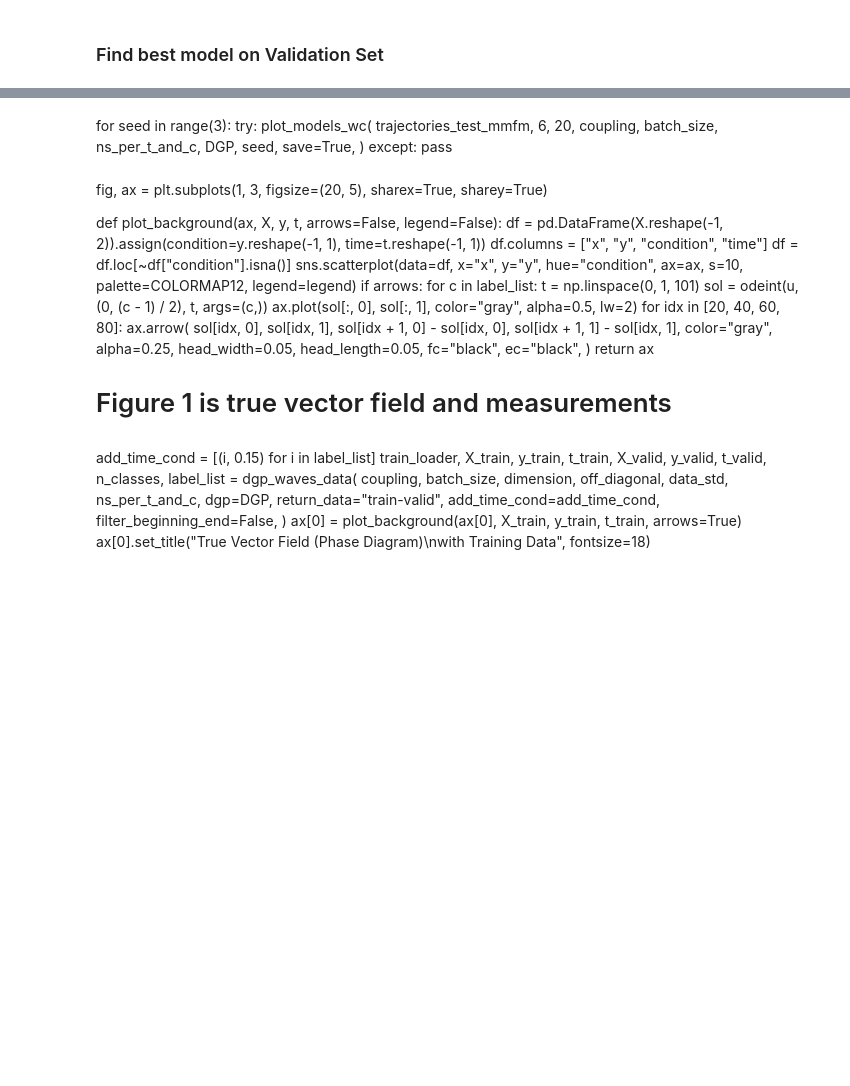
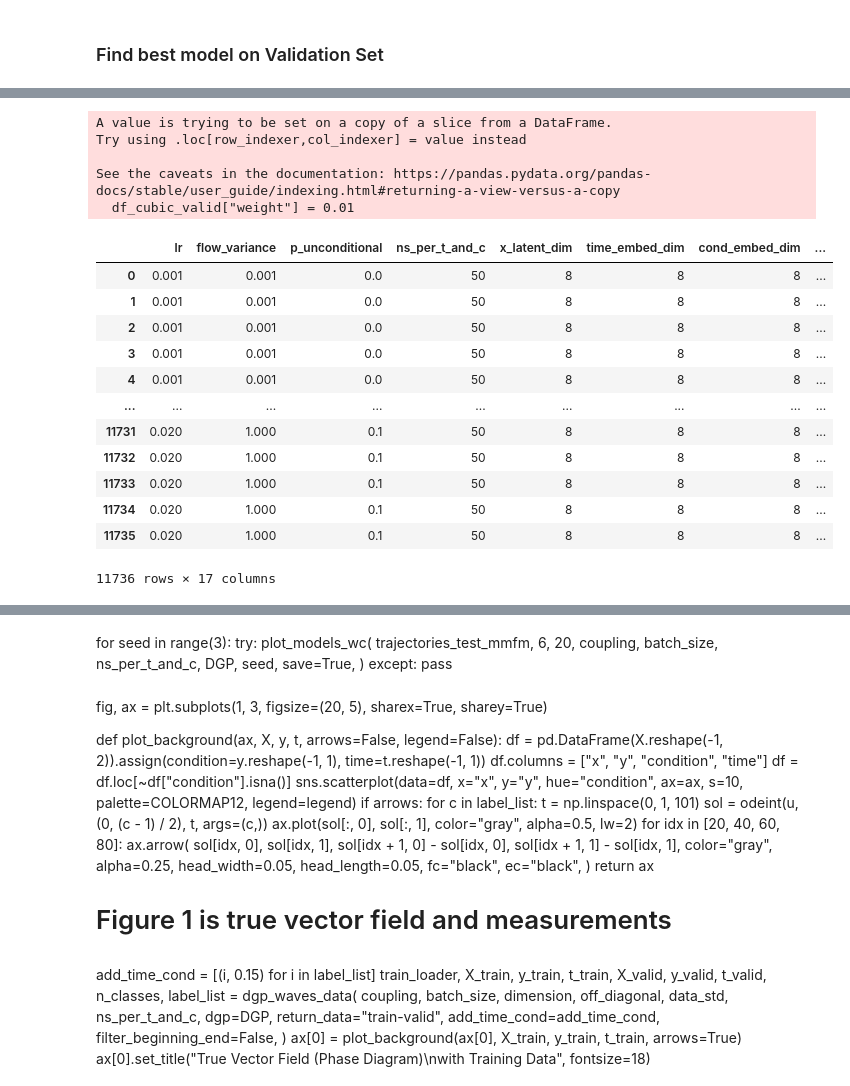
Before and after one commit to pqhhust/MMFM, a Jupyter notebook: experiments/weather/evaluate_weather.ipynb, the cells around one changed output, grey strips where cells are left out. Saved outputs shown, nothing was run; the diff lists cells and outputs as text; code cells hidden in the pictures; blank space fills up the shorter version.

```diff
--- a/experiments/weather/evaluate_weather.ipynb
+++ b/experiments/weather/evaluate_weather.ipynb
@@ -448,18 +474,71 @@ timepoints
 # %%
-
 # Filtering for target validation time and c
 df_cubic_valid = df_cubic.loc[
-    ((df_cubic["c"] == 4) & (df_cubic["time"].isin([0.0, 0.2, 0.36, 0.4, 0.68, 0.8, 1.0])))
+    ((df_cubic["c"] == 4) & (df_cubic["time"].isin([0.0, 0.2, 0.36, 0.4, 0.44, 0.68, 0.8, 1.0])))
     | ((df_cubic["c"] == 7) & (df_cubic["time"].isin([0.0, 0.12, 0.52, 0.68, 0.8, 1.0])))
     | ((df_cubic["c"] == 10) & (df_cubic["time"].isin([0.0, 0.16, 0.44, 0.52, 0.68, 0.92, 1.0])))
     | ((df_cubic["c"] != 4) & (df_cubic["c"] != 7) & (df_cubic["c"] != 10) & (df_cubic["time"].isin([0.0, 0.08, 0.16, 0.24, 0.28, 0.44, 0.48, 0.56, 0.64, 0.72, 0.76, 0.92, 1.0])))
 ]
-# df_cubic_valid.loc[(df_cubic_valid["time"] == 0.15), "weight"] = 10
-
-model_battery, model_guidances, model_states = get_model_battery_of_best_models_wc(
-    df_cubic_valid, select_by, n_top_seeds, model_string, DGP, average_out_seed=True, selector="mean"
-)
-
-X_test, y_test, t_test, n_classes, timepoints, all_classes = dgp_beijing_data(
-    coupling, batch_size, ns_per_t_and_c, dgp=DGP, return_data="test"
-)
+df_cubic_valid["weight"] = 0.01
+df_cubic_valid.loc[(df_cubic_valid["c"] == 7) & (df_cubic_valid["time"].isin([0.44])), "weight"] = 100
+# %% [output]
+A value is trying to be set on a copy of a slice from a DataFrame.
+Try using .loc[row_indexer,col_indexer] = value instead
+
+See the caveats in the documentation: https://pandas.pydata.org/pandas-docs/stable/user_guide/indexing.html#returning-a-view-versus-a-copy
+  df_cubic_valid["weight"] = 0.01
+# %%
+# df, select_by, n_top_seeds, model_string, dgp, average_out_seed=True, verbose=False, selector="mean", model=None
+df = df_cubic_valid
+dgp = DGP
+average_out_seed=True
+selector="mean"
+
+def weighted_avg(group_df, whole_df, values, weights):
+    v = whole_df.loc[group_df.index, values]
+    w = whole_df.loc[group_df.index, weights]
+    return (v * w).sum() / w.sum()
+
+def weighted_max(group_df, whole_df, values, weights):
+    v = whole_df.loc[group_df.index, values]
+    w = whole_df.loc[group_df.index, weights]
+    return (v * w).max()
+
+if average_out_seed:
+    grouping = [x for x in grouping_columns if x not in ["marginal", "time", "seed"]]
+else:
+    grouping = [x for x in grouping_columns if x not in ["marginal", "time"]]
+
+df_agg = (
+    (
+        df.drop(columns=["marginal", "time"])
+        .groupby(grouping)
+        .agg(
+            scoring_mean=(select_by, lambda x: weighted_avg(x, df, select_by, "weight")),
+            scoring_max=(select_by, lambda x: weighted_max(x, df, select_by, "weight")),
+            filename_first=("filename", "first"),
+        )
+    )
+    .reset_index()
+    .rename(
+        columns={
+            "scoring_mean": f"{select_by}_mean",
+            "scoring_max": f"{select_by}_max",
+        }
+    )
+)
+df_agg
+# %% [output]
+|  | lr | flow_variance | p_unconditional | ns_per_t_and_c | x_latent_dim | time_embed_dim | cond_embed_dim | ... |
+| 0 | 0.001 | 0.001 | 0.0 | 50 | 8 | 8 | 8 | ... |
+| 1 | 0.001 | 0.001 | 0.0 | 50 | 8 | 8 | 8 | ... |
+| 2 | 0.001 | 0.001 | 0.0 | 50 | 8 | 8 | 8 | ... |
+| 3 | 0.001 | 0.001 | 0.0 | 50 | 8 | 8 | 8 | ... |
+| 4 | 0.001 | 0.001 | 0.0 | 50 | 8 | 8 | 8 | ... |
+| ... | ... | ... | ... | ... | ... | ... | ... | ... |
+| 11731 | 0.020 | 1.000 | 0.1 | 50 | 8 | 8 | 8 | ... |
+| 11732 | 0.020 | 1.000 | 0.1 | 50 | 8 | 8 | 8 | ... |
+| 11733 | 0.020 | 1.000 | 0.1 | 50 | 8 | 8 | 8 | ... |
+| 11734 | 0.020 | 1.000 | 0.1 | 50 | 8 | 8 | 8 | ... |
+| 11735 | 0.020 | 1.000 | 0.1 | 50 | 8 | 8 | 8 | ... |
+11736 rows × 17 columns
```
Also changed, not shown: parts of 13 cells of this notebook, 4 other files.
